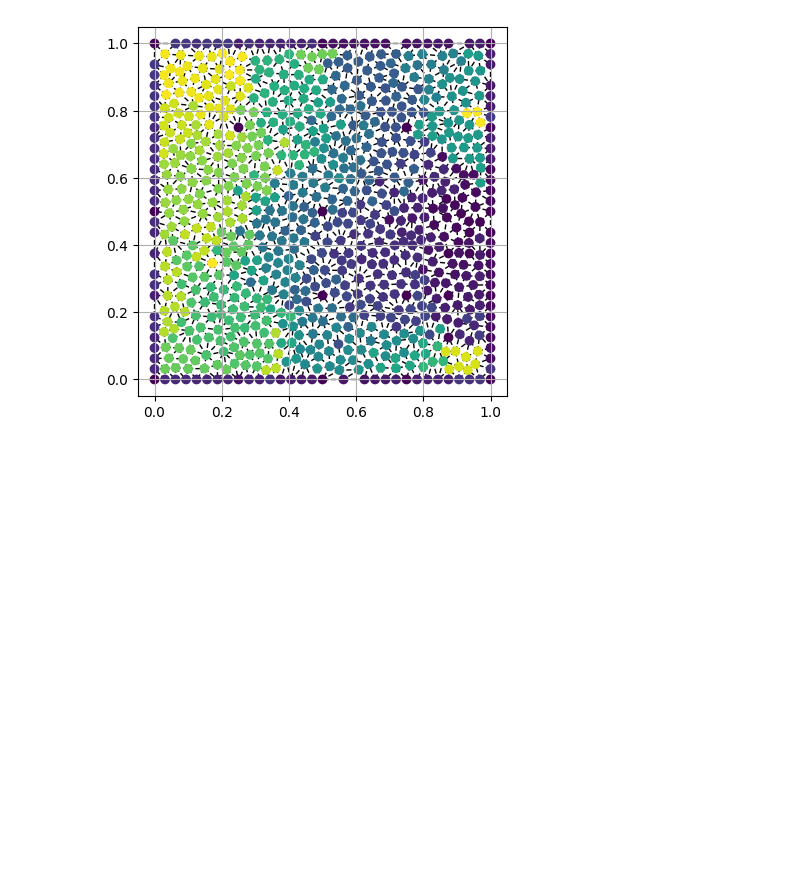
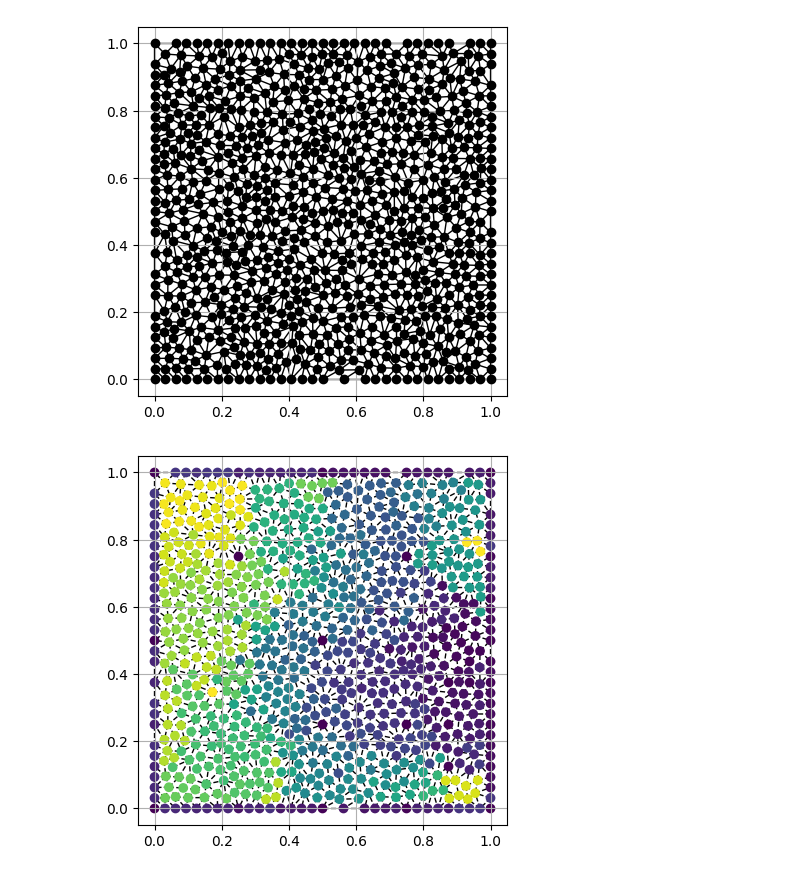
Before and after one commit to aurona23/progetto-MOR, a Jupyter notebook: pinn_project.ipynb, the cells around one changed output. Saved outputs shown, nothing was run; the diff lists cells and outputs as text; code cells hidden in the pictures; blank space fills up the shorter version.

```diff
--- a/pinn_project.ipynb
+++ b/pinn_project.ipynb
@@ -283,6 +93,10 @@ order = 1
 # %%
 domain = { 'SquareEdge': 1.0, 'VerticesBoundaryCondition': [1,1,1,1], 'EdgesBoundaryCondition': [1,1,1,1], 'DiscretizationType': 1, 'MeshCellsMaximumArea': meshSize }
 [meshInfo, mesh] = gedim.CreateDomainSquare(domain, lib)
+# %%
+gedim.PlotMesh(mesh)
+# %% [output]
+[figure, added]
 # %%
 discreteSpace = { 'Order': order, 'Type': 1, 'BoundaryConditionsType': [1, 2] }
 [problemData, dofs, strongs] = gedim.Discretize(discreteSpace, lib)
```
Also changed, not shown: parts of 46 cells of this notebook, 9 other files.
